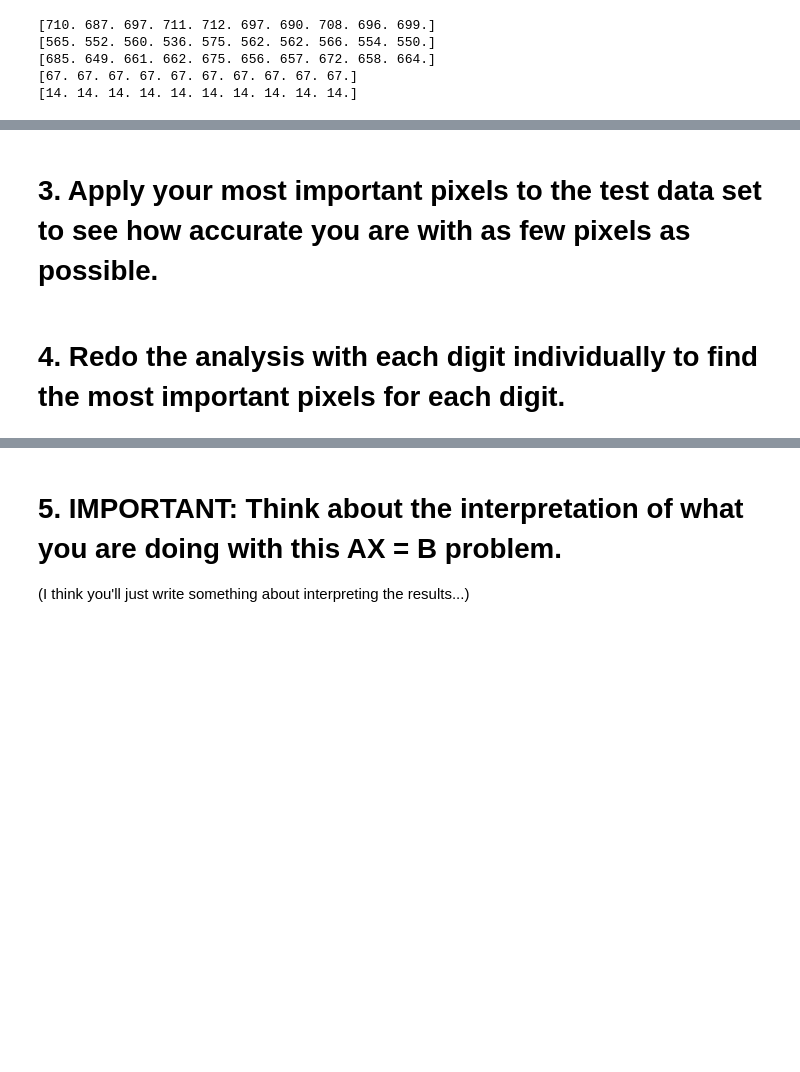
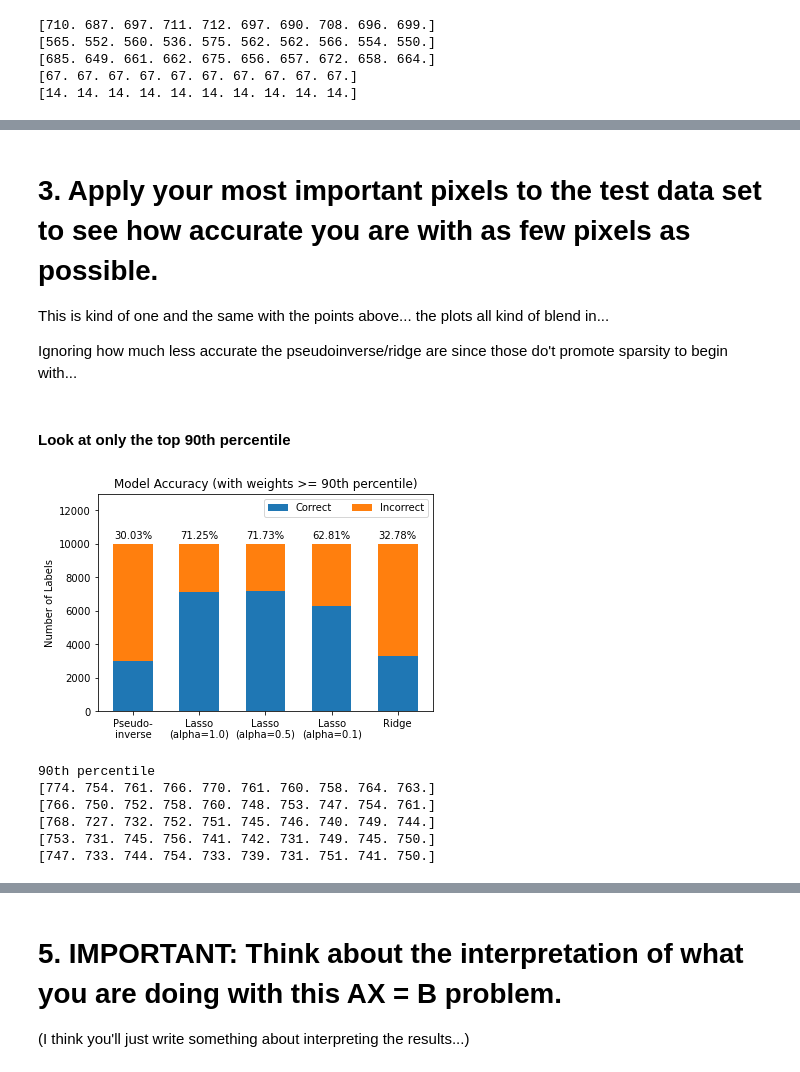
Before and after one commit to jacnugent/amath584, a Jupyter notebook: hw6_regression_and_sparsity/hw6_draft.ipynb, the cells around one changed output, grey strips where cells are left out. Cells and saved outputs as stored; diff of their text form; code cells hidden in the pictures; blank space fills up the shorter version.

Commit message:
just need to repeat for individual digits

```diff
--- a/hw6_regression_and_sparsity/hw6_draft.ipynb
+++ b/hw6_regression_and_sparsity/hw6_draft.ipynb
@@ -580,4 +558,7 @@ Does the intercept value matter? Someone mentioned that...
 # %% [markdown]
 # 3. Apply your most important pixels to the test data set to see how accurate you are with as few pixels as possible.
+This is kind of one and the same with the points above... the plots all kind of blend in...
+
+Ignoring how much less accurate the pseudoinverse/ridge are since those do't promote sparsity to begin with...
-# %% [markdown]
-# 4. Redo the analysis with each digit individually to find the most important pixels for each digit.
+# %% [markdown]
+#### Look at only the top 90th percentile
@@ -583,0 +587,60 @@ Does the intercept value matter? Someone mentioned that...
+# %%
+lab_list = [new_pinv_labs, new_lasso_labs, new_lasso_05_labs,
+            new_lasso_01_labs, new_ridge_labs]
+
+new_corr_counts = [[]]*len(lab_list)
+new_wrong_counts = [[]]*len(lab_list)
+
+for i in range(len(lab_list)):
+    new_corr_counts[i], new_wrong_counts[i] = check_accuracy(lab_list[i], test_labs)
+# %%
+fig, ax = plt.subplots(figsize=(6, 4))
+
+inds = np.arange(len(corr_counts))
+width = 0.6
+
+rects1 = ax.bar(inds, new_corr_counts, width, color='C0')
+rects2 = ax.bar(inds, new_wrong_counts, width, bottom=new_corr_counts, color='C1')
+
+ax.set_xticks(np.arange(0, len(new_corr_counts)))
+ax.set_xticklabels(['Pseudo-\ninverse', 'Lasso\n(alpha=1.0)', 'Lasso\n(alpha=0.5)',
+                    'Lasso\n(alpha=0.1)', 'Ridge'])
+
+ax.set_ylabel('Number of Labels')
+plt.legend([rects1[0], rects2[0]], ['Correct', 'Incorrect'], loc='upper right', ncol=2)
+ax.set_title('Model Accuracy (with weights >= {}th percentile)'.format(pct))
+ax.set_ylim(0, 13000)
+
+
+# label for accuracy
+# https://matplotlib.org/3.1.1/gallery/lines_bars_and_markers/barchart.html#sphx-glr-gallery-lines-bars-and-markers-barchart-py
+accuracy = [(new_corr_counts[i]/(new_corr_counts[i]+new_wrong_counts[i]))*100. for i in range(len(new_corr_counts))]
+accuracy_labs = ['{:.2f}%'.format(x) for x in accuracy]
+for i in range(len(rects2)):
+    height = rects1[i].get_height() + rects2[i].get_height()
+    ax.annotate(accuracy_labs[i],
+                xy=(rects2[i].get_x() + rects2[i].get_width() / 2, height),
+                xytext=(0, 3), textcoords='offset points',
+                ha='center', va='bottom')
+
+plt.savefig(save_dir + 'geq_{}th_pct_accuracy_comparison.png'.format(pct), dpi=300, bbox_inches='tight')
+
+plt.show()
+# %% [output]
+[figure, added]
+# %%
+# from most to least sparse with the cuttoff:
+
+print('{}th percentile'.format(pct))
+num_zeros(new_A_lasso)
+num_zeros(new_A_lasso_01)
+num_zeros(new_A_lasso_05)
+num_zeros(new_A_ridge)
+num_zeros(new_A_pinv)
+# %% [output]
+90th percentile
+[774. 754. 761. 766. 770. 761. 760. 758. 764. 763.]
+[766. 750. 752. 758. 760. 748. 753. 747. 754. 761.]
+[768. 727. 732. 752. 751. 745. 746. 740. 749. 744.]
+[753. 731. 745. 756. 741. 742. 731. 749. 745. 750.]
+[747. 733. 744. 754. 733. 739. 731. 751. 741. 750.]
```
Also changed, not shown: parts of 11 cells of this notebook, 10 other files.
